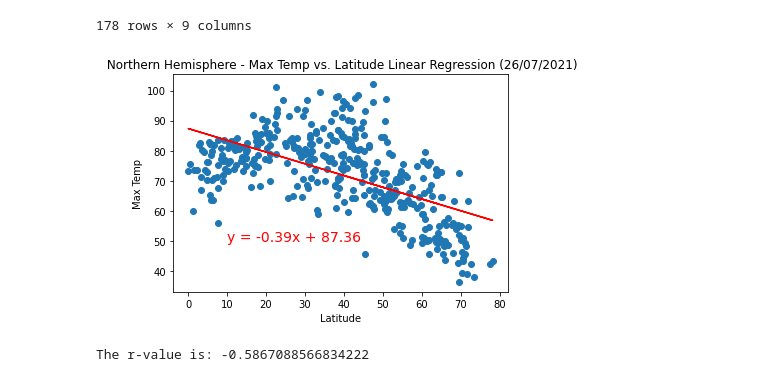
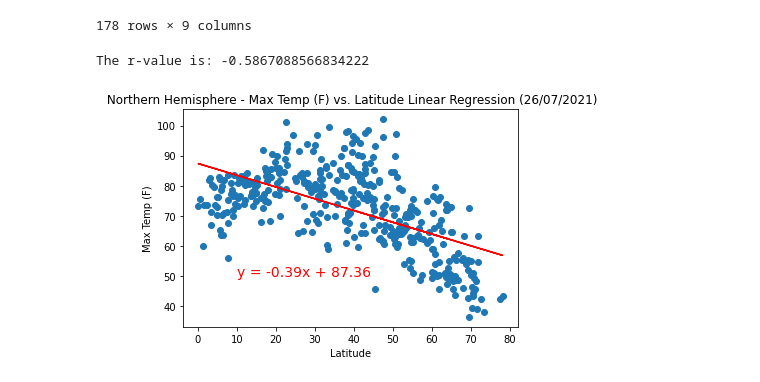
Before and after one commit to jaybdhruv/python-api-challenge, a Jupyter notebook: WeatherPy/WeatherPy.ipynb, the cells around one changed output. Cells and saved outputs as stored; diff of their text form; code cells hidden in the pictures.

Commit message:
Linear Regression completed

```diff
--- a/WeatherPy/WeatherPy.ipynb
+++ b/WeatherPy/WeatherPy.ipynb
@@ -318,16 +318,46 @@ southern_hemisphere
 | 579 | Mont-Dore | -22.2833 | 166.5833 | 73.00 | 99 | 90 | 12.91 | NC | 1627343600 |
 | 580 | Labuhan | -6.8844 | 112.2051 | 74.61 | 80 | 8 | 6.38 | ID | 1627343493 |
 178 rows × 9 columns
+# %%
+# Define function for linear regression adn scatter plots
+
+def linear_regression(x_axis_h, y_axis_h, y_labelname_h, a, b, hemisphere):
+    plt.scatter(x_axis_h, y_axis_h)
+
+    # Labels and Titles for the plot
+    # using date.today to display current date
+    plt.xlabel("Latitude")
+    plt.ylabel(y_labelname_h)
+    plt.title(f" {hemisphere} Hemisphere - {y_labelname_h} vs. Latitude Linear Regression ({date.today().strftime('%d/%m/%Y')})")
+
+    # Saving scatter plot graph as png
+    #plt.savefig(f"../output_data/{y_labelname_h}_{hemisphere}_regression.png")
+
+    (slope, intercept, r_value, p_value, std_err) = linregress(x_axis_h,y_axis_h)
+
+    # Line equation
+    regress_value = slope*x_axis_h + intercept
+
+    # Line equation to print on the scatter plot
+    line_eq = "y = " + str(round(slope,2)) + "x + " + str(round(intercept,2))
+
+    # Line plot for regerssion line
+    plt.plot(x_axis_h,regress_value, "r-")
+
+    # Display regression line
+    plt.annotate(line_eq,(a,b), fontsize=14, color="red")
+
+     # Calculate r-value
+    print(f"The r-value is: {r_value}")
+
+    # Display plot
+    plt.show()
 # %%
 # Northern Hemisphere: Max Temp vs. Latitude Linear Regression
-# Define x_axis and y_axis for scatter plot
-
-x_axis_h = northern_hemisphere["Lat"]
-y_axis_h = northern_hemisphere["Max Temp"]
 
 linear_regression(northern_hemisphere["Lat"],
                   northern_hemisphere["Max Temp"],
-                  "Max Temp", 10, 50)
+                  "Max Temp (F)", 10, 50, "Northern")
 # %% [output]
+The r-value is: -0.5867088566834222
-[figure, old version]
+[figure, new version]
-The r-value is: -0.5867088566834222
```
Also changed, not shown: parts of 9 cells of this notebook.
